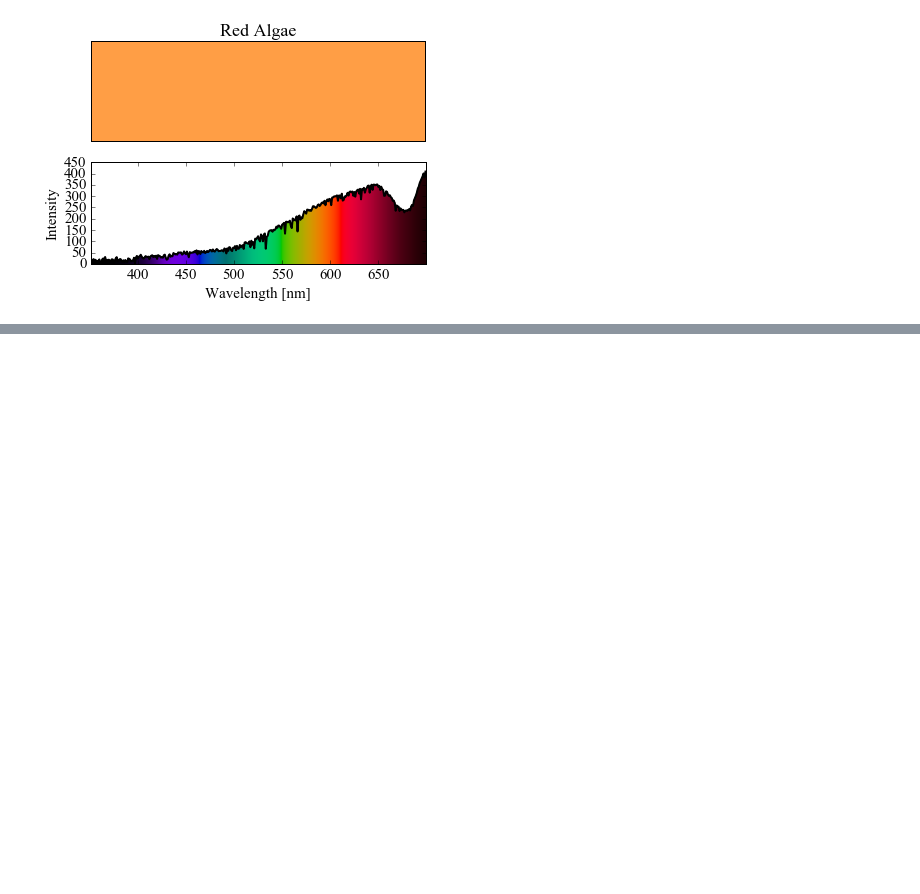
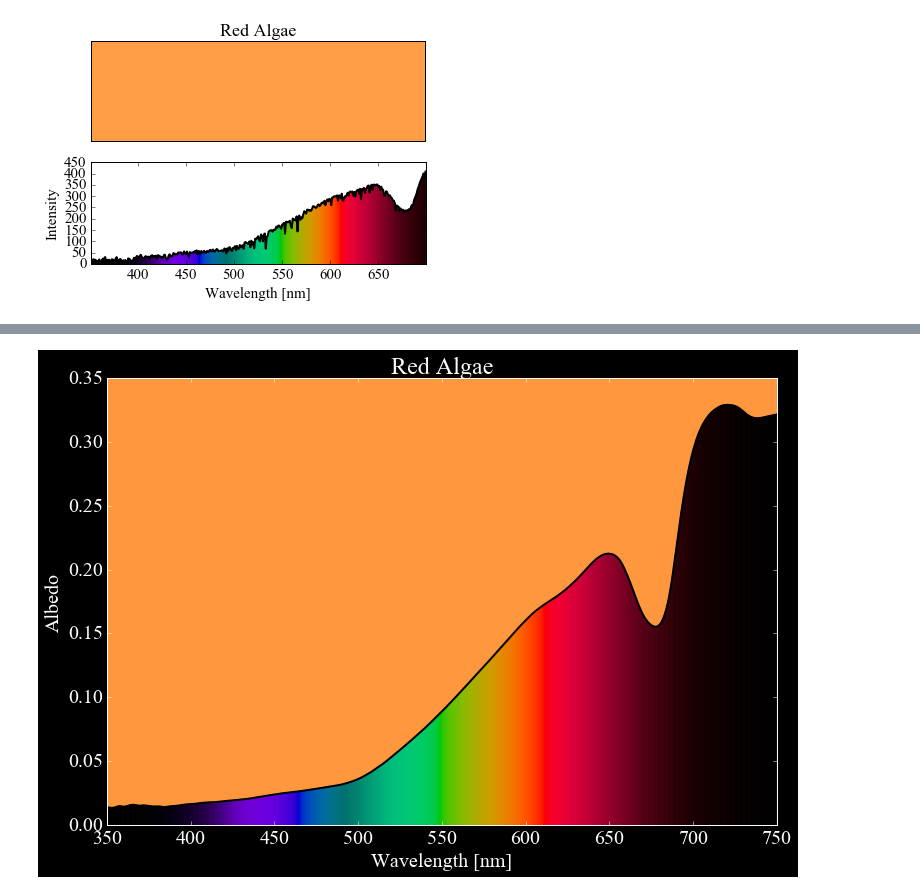
Before and after one commit to jlustigy/jakely, a Jupyter notebook: colorvision/ColorPy.ipynb, the cells around one changed output, grey strips where cells are left out. Saved outputs shown, nothing was run; the diff lists cells and outputs as text; code cells hidden in the pictures; blank space fills up the shorter version.

```diff
--- a/colorvision/ColorPy.ipynb
+++ b/colorvision/ColorPy.ipynb
@@ -178,0 +346,7 @@ Saving plot redalgae2.pdf
+# %%
+data = np.genfromtxt("spectra/red_algae.alb", skip_header=16)
+wl = data[:,0] * 1000.0
+A = data[:,1]
+plot_spectrum(wl, A, title="Red Algae", stellar_spec=None, show_cie=False, ytitle="Albedo")
+# %% [output]
+[figure, added]
```
Also changed, not shown: parts of 41 cells of this notebook.
